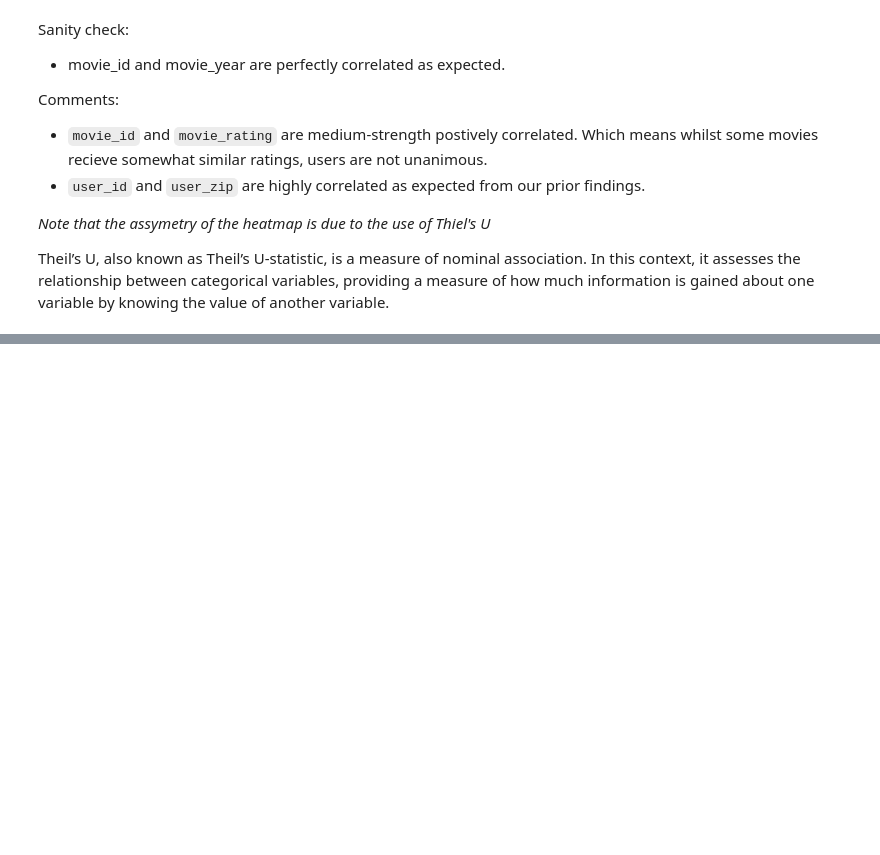
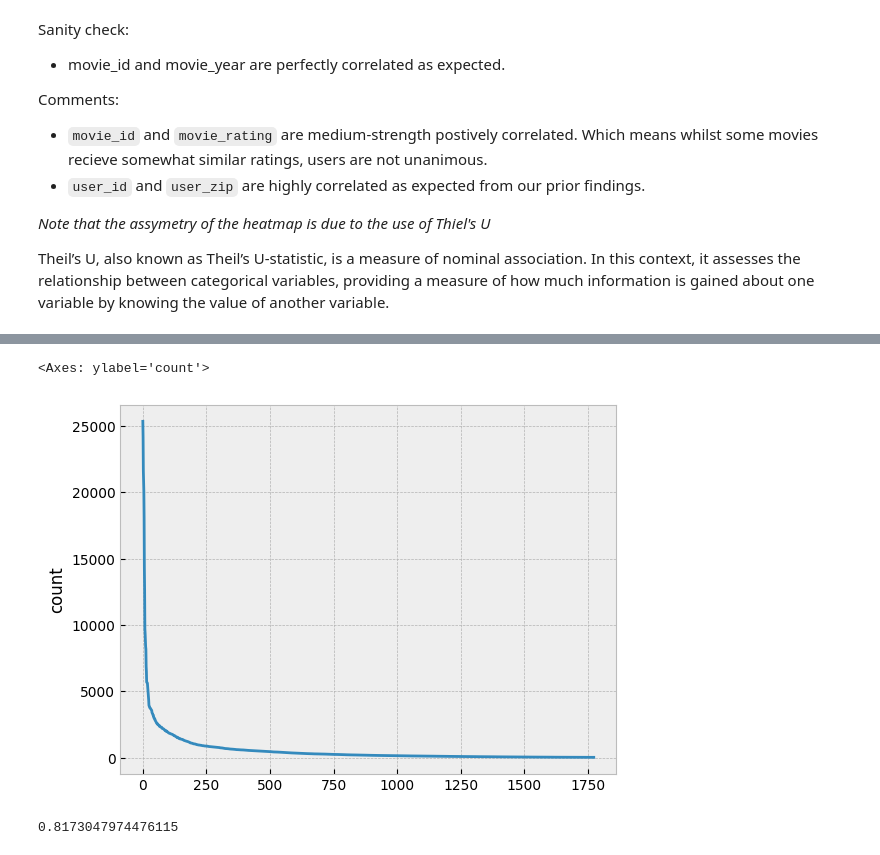
Before and after one commit to GregoryTomy/recommender, a Jupyter notebook: eda.ipynb, the cells around one changed output, grey strips where cells are left out. Cells and saved outputs as stored; diff of their text form; code cells hidden in the pictures; blank space fills up the shorter version.

```diff
--- a/eda.ipynb
+++ b/eda.ipynb
@@ -213,0 +240,12 @@ Theil’s U, also known as Theil’s U-statistic, is a measure of nominal associ
+# %%
+city_activity = (
+    data.user_city[~(data.user_city == "XX")].value_counts().reset_index(drop=True)
+)
+sns.lineplot(city_activity)
+# %% [output]
+<Axes: ylabel='count'>
+[figure, added]
+# %%
+sum(city_activity[:500]) / sum(city_activity)
+# %% [output]
+0.8173047974476115
```
Also changed, not shown: parts of 10 cells of this notebook, 2 other files.
